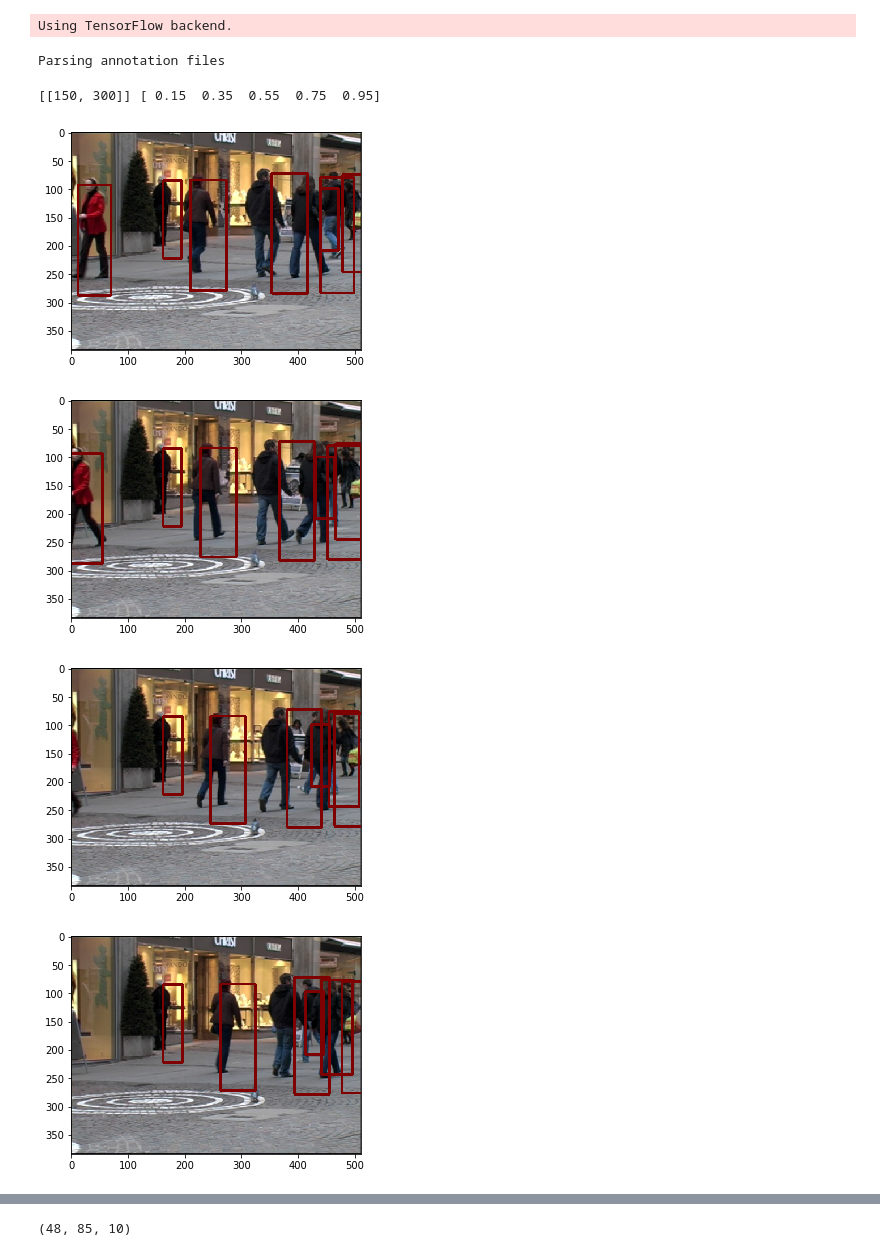
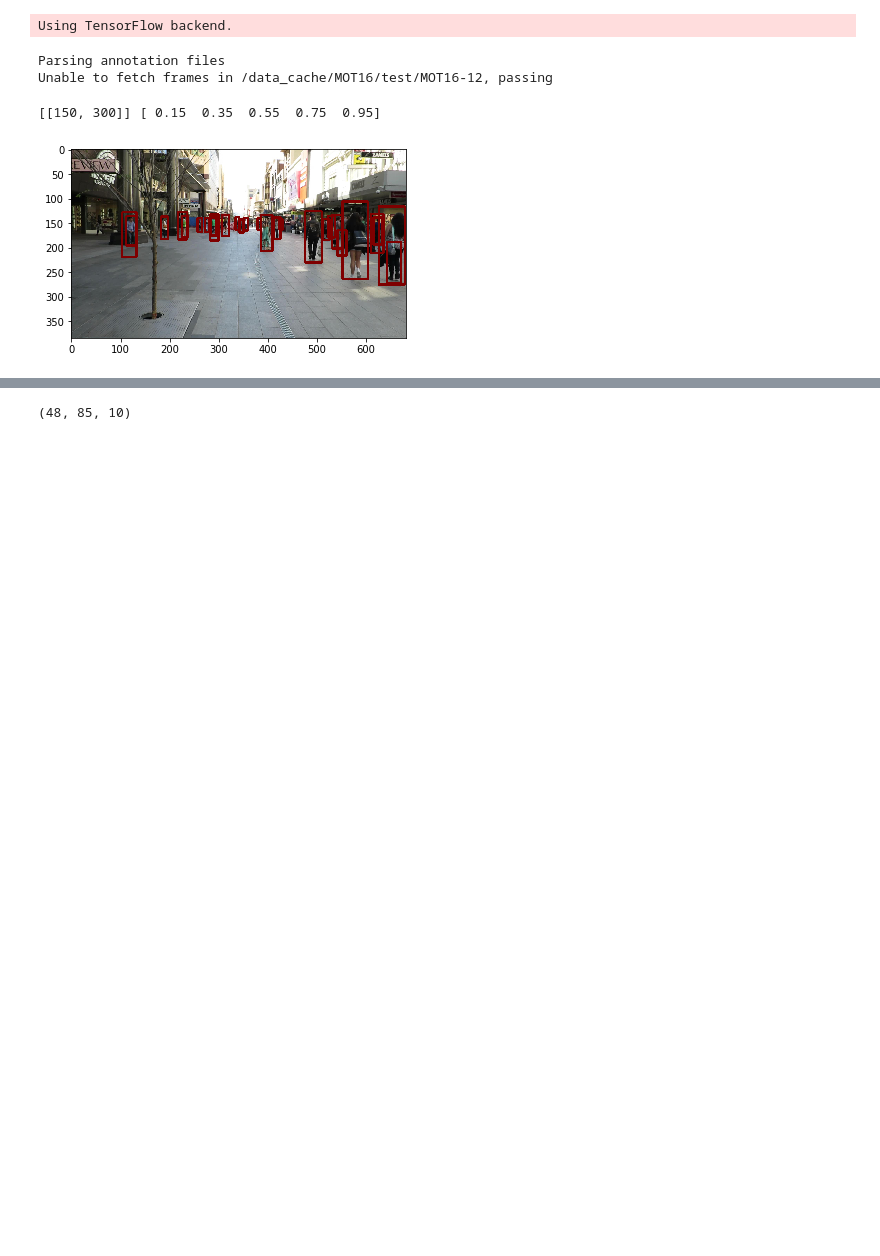
Before and after one commit to npetrenko/recurrent_frcnn, a Jupyter notebook: test_rpn_det.ipynb, the cells around one changed output, grey strips where cells are left out. Saved outputs shown, nothing was run; the diff lists cells and outputs as text; code cells hidden in the pictures; blank space fills up the shorter version.

```diff
--- a/test_rpn_det.ipynb
+++ b/test_rpn_det.ipynb
@@ -23,8 +22,9 @@ np.random.seed(12345)
 # %%
-#data,_,_ = get_data(['/data_cache/MOT16/'], form='jpg', part='test')
-data,_,_ = get_data(['/tmp/2DMOT2015/'], form='jpg', part='train')
+data,_,_ = get_data(['/data_cache/MOT16/'], form='jpg', part='test')
+#data,_,_ = get_data(['/tmp/MOT16/'], form='jpg', part='train')
 # %% [output]
 Parsing annotation files
+Unable to fetch frames in /data_cache/MOT16/test/MOT16-12, passing
 # %%
 with open('config.pickle', 'rb') as f:
     C = pickle.load(f)
@@ -39,29 +39,26 @@ print(C.anchor_box_ratios, C.anchor_box_scales)
 # %% [output]
 [[150, 300]] [ 0.15  0.35  0.55  0.75  0.95]
 # %%
-nframes = 8
+nframes = 40
 # %%
 data_gen = video_streamer(data, 2, C, lambda x,y: [x//C.rpn_stride,y//C.rpn_stride],
-                          'tf', 'train', frame_batchsize=nframes)
+                          'tf', 'test', frame_batchsize=nframes)
 # %%
 x = next(data_gen)
 # %%
-for t in range(nframes):
+for t in [8]:
     im = x[0][0,t].copy()
     im -= im.min()
     im /= im.max()
 
     bbs = x[-1][0][t]['bboxes']
     for bb in bbs:
-        a,b,c,d = map(lambda x: int(x/(1080/C.im_size)*2.5), [bb['x1'], bb['y1'], bb['x2'], bb['y2']])
+        a,b,c,d = map(lambda x: int(x/(1080/C.im_size)), [bb['x1'], bb['y1'], bb['x2'], bb['y2']])
         im -= im.min()
         im /= im.max()
         cv2.rectangle(im, (a,b), (c,d), color=0.5, thickness=3)
         #im[b:d,a:c] = np.array([0,255,0], dtype='float32')/255
     plt.imshow(im)
     plt.show()
 # %% [output]
-[figure, old version]
+[figure, new version]
-[figure, removed]
-[figure, removed]
-[figure, removed]
```
Also changed, not shown: parts of 11 cells of this notebook, 3 other files.
